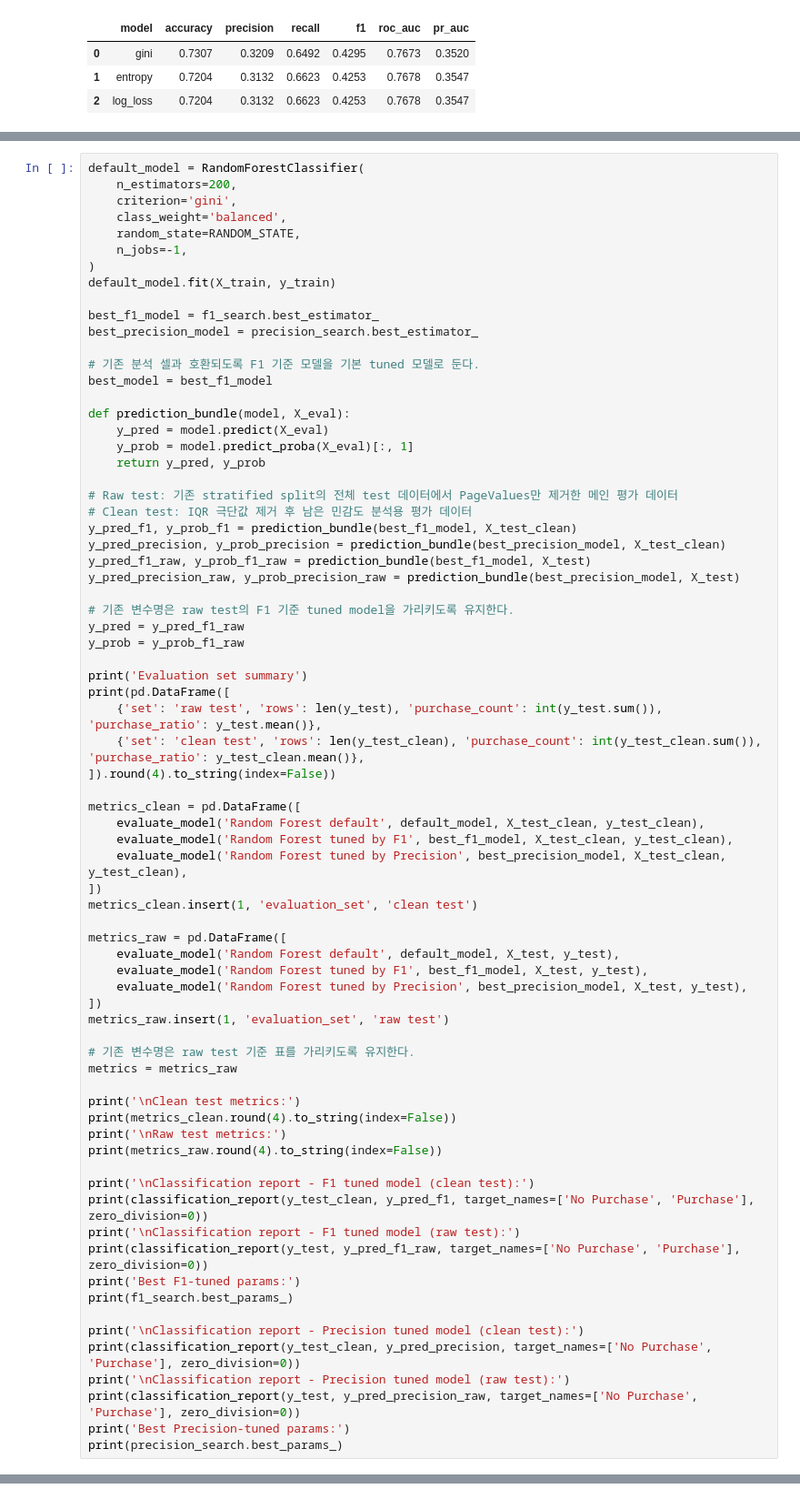
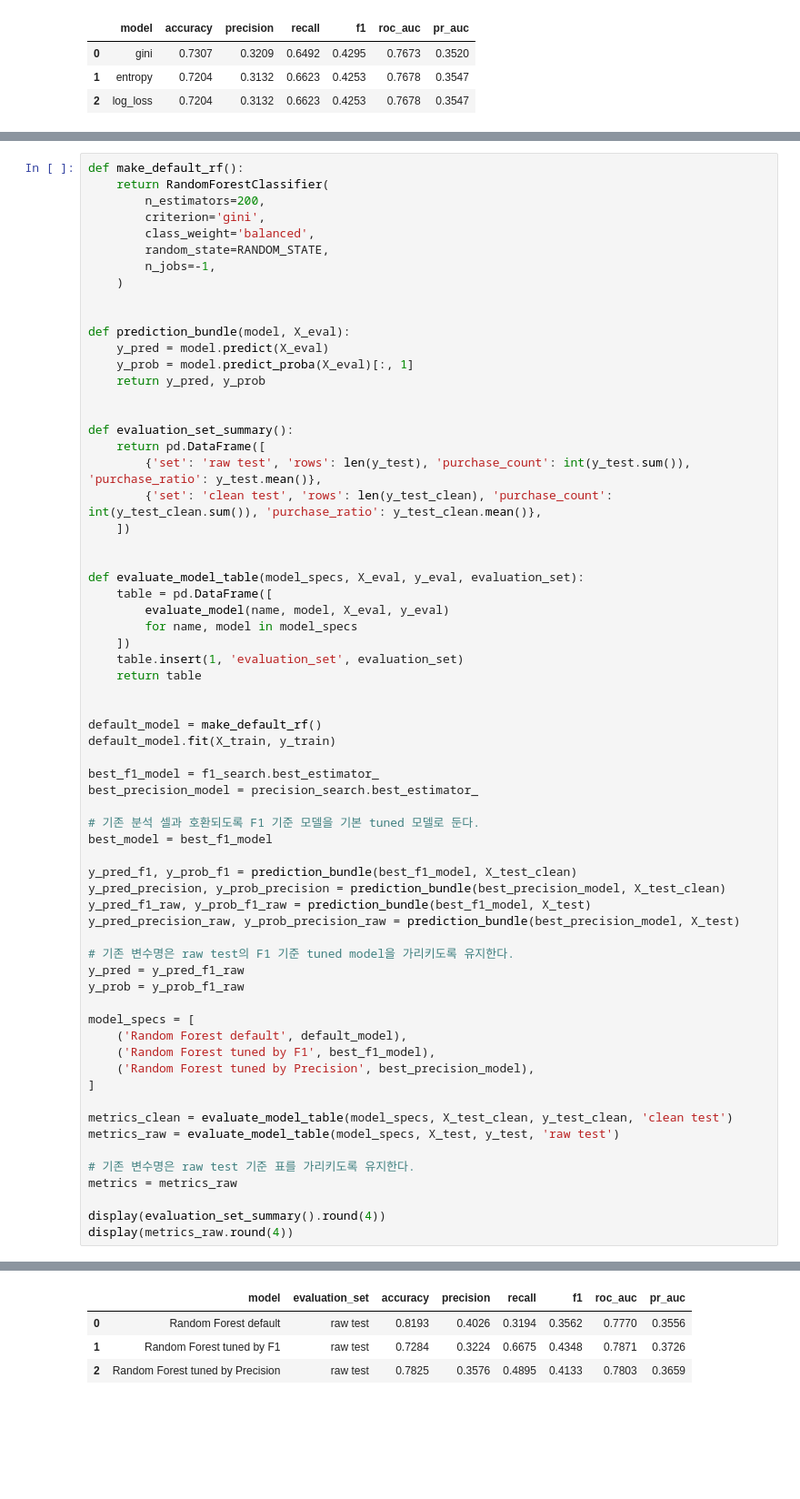
Before and after one commit to ShoppingInsight/shopper-prediction, a Jupyter notebook: models/random_forest/RandomForest.ipynb, the cells around one changed output, grey strips where cells are left out. Shown at 91% size. Drawn from its saved outputs; the diff is of its cells as text; blank space fills up the shorter version.

Commit message:
docs: Random Forest 노트북 구성 정리

```diff
--- a/models/random_forest/RandomForest.ipynb
+++ b/models/random_forest/RandomForest.ipynb
@@ -403,13 +513,39 @@ Top 10 tuning results - F1:
 
 튜닝된 모델을 극단값 제거 없이 raw train 전체에 학습한 결과를 메인 test 성능으로 확인한다. IQR 제거 데이터는 비교용으로만 함께 출력한다.
 # %%
-default_model = RandomForestClassifier(
-    n_estimators=200,
-    criterion='gini',
-    class_weight='balanced',
-    random_state=RANDOM_STATE,
-    n_jobs=-1,
-)
+def make_default_rf():
+    return RandomForestClassifier(
+        n_estimators=200,
+        criterion='gini',
+        class_weight='balanced',
+        random_state=RANDOM_STATE,
+        n_jobs=-1,
+    )
+
+
+def prediction_bundle(model, X_eval):
+    y_pred = model.predict(X_eval)
+    y_prob = model.predict_proba(X_eval)[:, 1]
+    return y_pred, y_prob
+
+
+def evaluation_set_summary():
+    return pd.DataFrame([
+        {'set': 'raw test', 'rows': len(y_test), 'purchase_count': int(y_test.sum()), 'purchase_ratio': y_test.mean()},
+        {'set': 'clean test', 'rows': len(y_test_clean), 'purchase_count': int(y_test_clean.sum()), 'purchase_ratio': y_test_clean.mean()},
+    ])
+
+
+def evaluate_model_table(model_specs, X_eval, y_eval, evaluation_set):
+    table = pd.DataFrame([
+        evaluate_model(name, model, X_eval, y_eval)
+        for name, model in model_specs
+    ])
+    table.insert(1, 'evaluation_set', evaluation_set)
+    return table
+
+
+default_model = make_default_rf()
 default_model.fit(X_train, y_train)
 
 best_f1_model = f1_search.best_estimator_
@@ -418,13 +554,6 @@ best_precision_model = precision_search.best_estimator_
 # 기존 분석 셀과 호환되도록 F1 기준 모델을 기본 tuned 모델로 둔다.
 best_model = best_f1_model
 
-def prediction_bundle(model, X_eval):
-    y_pred = model.predict(X_eval)
-    y_prob = model.predict_proba(X_eval)[:, 1]
-    return y_pred, y_prob
-
-# Raw test: 기존 stratified split의 전체 test 데이터에서 PageValues만 제거한 메인 평가 데이터
-# Clean test: IQR 극단값 제거 후 남은 민감도 분석용 평가 데이터
 y_pred_f1, y_prob_f1 = prediction_bundle(best_f1_model, X_test_clean)
 y_pred_precision, y_prob_precision = prediction_bundle(best_precision_model, X_test_clean)
 y_pred_f1_raw, y_prob_f1_raw = prediction_bundle(best_f1_model, X_test)
@@ -434,45 +563,18 @@ y_pred_precision_raw, y_prob_precision_raw = prediction_bundle(best_precision_mo
 y_pred = y_pred_f1_raw
 y_prob = y_prob_f1_raw
 
-print('Evaluation set summary')
-print(pd.DataFrame([
-    {'set': 'raw test', 'rows': len(y_test), 'purchase_count': int(y_test.sum()), 'purchase_ratio': y_test.mean()},
-    {'set': 'clean test', 'rows': len(y_test_clean), 'purchase_count': int(y_test_clean.sum()), 'purchase_ratio': y_test_clean.mean()},
-]).round(4).to_string(index=False))
+model_specs = [
+    ('Random Forest default', default_model),
+    ('Random Forest tuned by F1', best_f1_model),
+    ('Random Forest tuned by Precision', best_precision_model),
+]
 
-metrics_clean = pd.DataFrame([
-    evaluate_model('Random Forest default', default_model, X_test_clean, y_test_clean),
-    evaluate_model('Random Forest tuned by F1', best_f1_model, X_test_clean, y_test_clean),
-    evaluate_model('Random Forest tuned by Precision', best_precision_model, X_test_clean, y_test_clean),
-])
-metrics_clean.insert(1, 'evaluation_set', 'clean test')
-
-metrics_raw = pd.DataFrame([
-    evaluate_model('Random Forest default', default_model, X_test, y_test),
-    evaluate_model('Random Forest tuned by F1', best_f1_model, X_test, y_test),
-    evaluate_model('Random Forest tuned by Precision', best_precision_model, X_test, y_test),
-])
-metrics_raw.insert(1, 'evaluation_set', 'raw test')
+metrics_clean = evaluate_model_table(model_specs, X_test_clean, y_test_clean, 'clean test')
+metrics_raw = evaluate_model_table(model_specs, X_test, y_test, 'raw test')
 
 # 기존 변수명은 raw test 기준 표를 가리키도록 유지한다.
 metrics = metrics_raw
 
-print('\nClean test metrics:')
-print(metrics_clean.round(4).to_string(index=False))
-print('\nRaw test metrics:')
-print(metrics_raw.round(4).to_string(index=False))
-
-print('\nClassification report - F1 tuned model (clean test):')
-print(classification_report(y_test_clean, y_pred_f1, target_names=['No Purchase', 'Purchase'], zero_division=0))
-print('\nClassification report - F1 tuned model (raw test):')
-print(classification_report(y_test, y_pred_f1_raw, target_names=['No Purchase', 'Purchase'], zero_division=0))
-print('Best F1-tuned params:')
-print(f1_search.best_params_)
-
-print('\nClassification report - Precision tuned model (clean test):')
-print(classification_report(y_test_clean, y_pred_precision, target_names=['No Purchase', 'Purchase'], zero_division=0))
-print('\nClassification report - Precision tuned model (raw test):')
-print(classification_report(y_test, y_pred_precision_raw, target_names=['No Purchase', 'Purchase'], zero_division=0))
-print('Best Precision-tuned params:')
-print(precision_search.best_params_)
+display(evaluation_set_summary().round(4))
+display(metrics_raw.round(4))
 # %% [output]
@@ -495,0 +584,4 @@ Best Precision-tuned params:
+|  | model | evaluation_set | accuracy | precision | recall | f1 | roc_auc | pr_auc |
+| 0 | Random Forest default | raw test | 0.8193 | 0.4026 | 0.3194 | 0.3562 | 0.7770 | 0.3556 |
+| 1 | Random Forest tuned by F1 | raw test | 0.7284 | 0.3224 | 0.6675 | 0.4348 | 0.7871 | 0.3726 |
+| 2 | Random Forest tuned by Precision | raw test | 0.7825 | 0.3576 | 0.4895 | 0.4133 | 0.7803 | 0.3659 |
```
Also changed, not shown: parts of 45 cells of this notebook.
